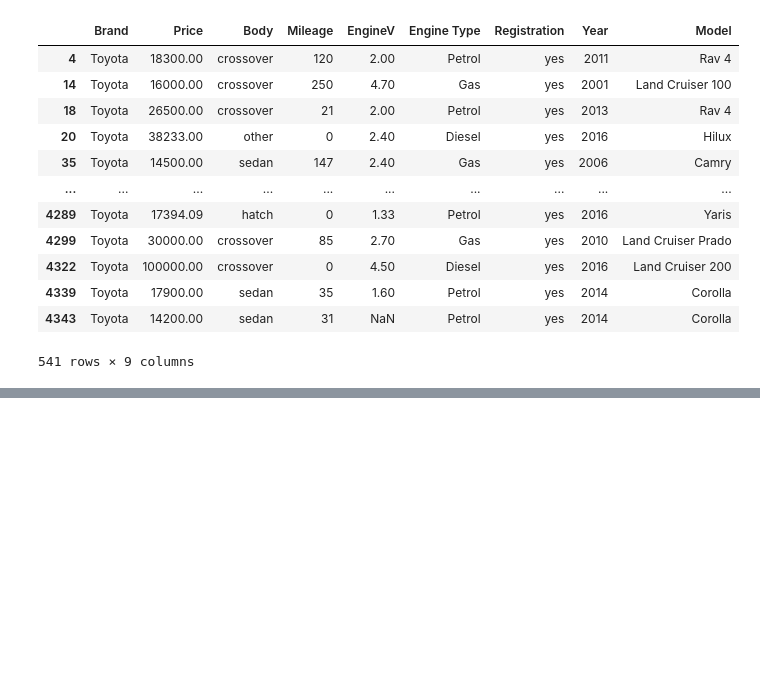
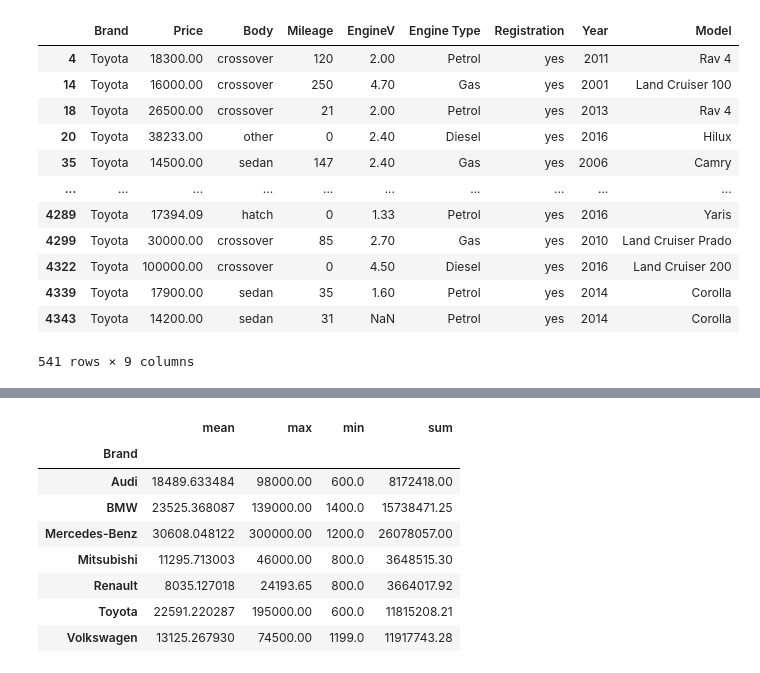
Before and after one commit to prachiTyagi182/pandas, a Jupyter notebook: viewing_and_selecting_data.ipynb, the cells around one changed output, grey strips where cells are left out. Cells and saved outputs as stored; diff of their text form; code cells hidden in the pictures; blank space fills up the shorter version.

```diff
--- a/viewing_and_selecting_data.ipynb
+++ b/viewing_and_selecting_data.ipynb
@@ -241,0 +402,13 @@ car_sales[car_sales["Brand"]=="Toyota"]
+# %%
+# hr brand ka max min mean sab ek sath dekhna hai
+car_sales.groupby('Brand')['Price'].agg(['mean','max','min','sum'])
+# %% [output]
+|  | mean | max | min | sum |
+| Brand |  |  |  |  |
+| Audi | 18489.633484 | 98000.00 | 600.0 | 8172418.00 |
+| BMW | 23525.368087 | 139000.00 | 1400.0 | 15738471.25 |
+| Mercedes-Benz | 30608.048122 | 300000.00 | 1200.0 | 26078057.00 |
+| Mitsubishi | 11295.713003 | 46000.00 | 800.0 | 3648515.30 |
+| Renault | 8035.127018 | 24193.65 | 800.0 | 3664017.92 |
+| Toyota | 22591.220287 | 195000.00 | 600.0 | 11815208.21 |
+| Volkswagen | 13125.267930 | 74500.00 | 1199.0 | 11917743.28 |
```
Also changed, not shown: parts of 14 cells of this notebook.
